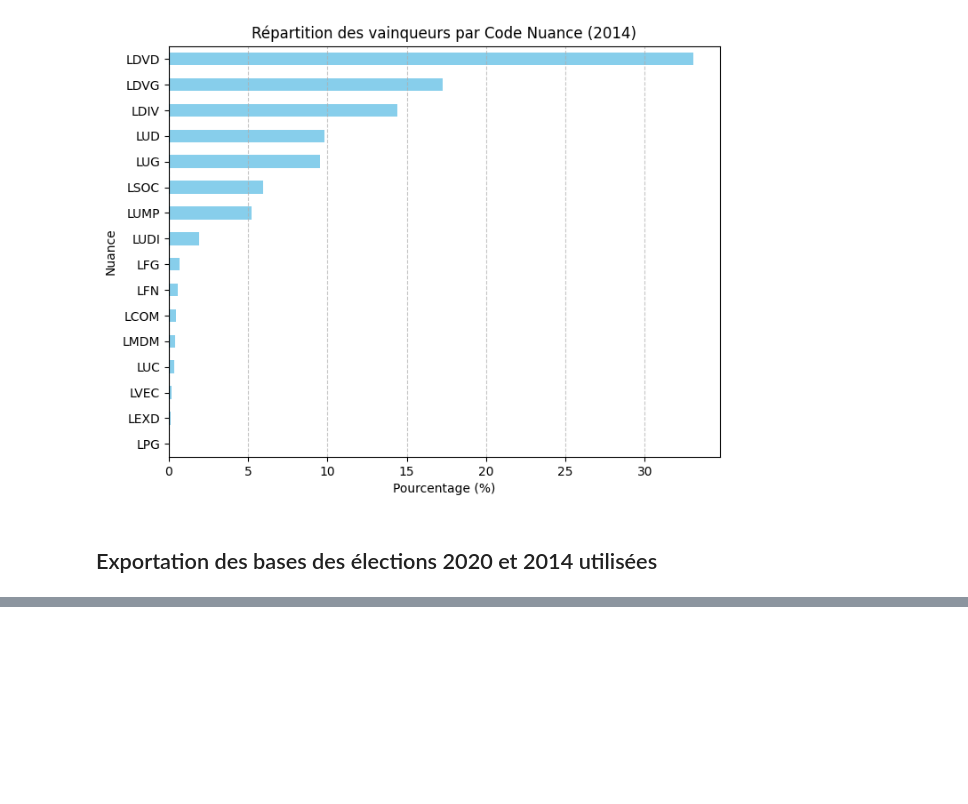
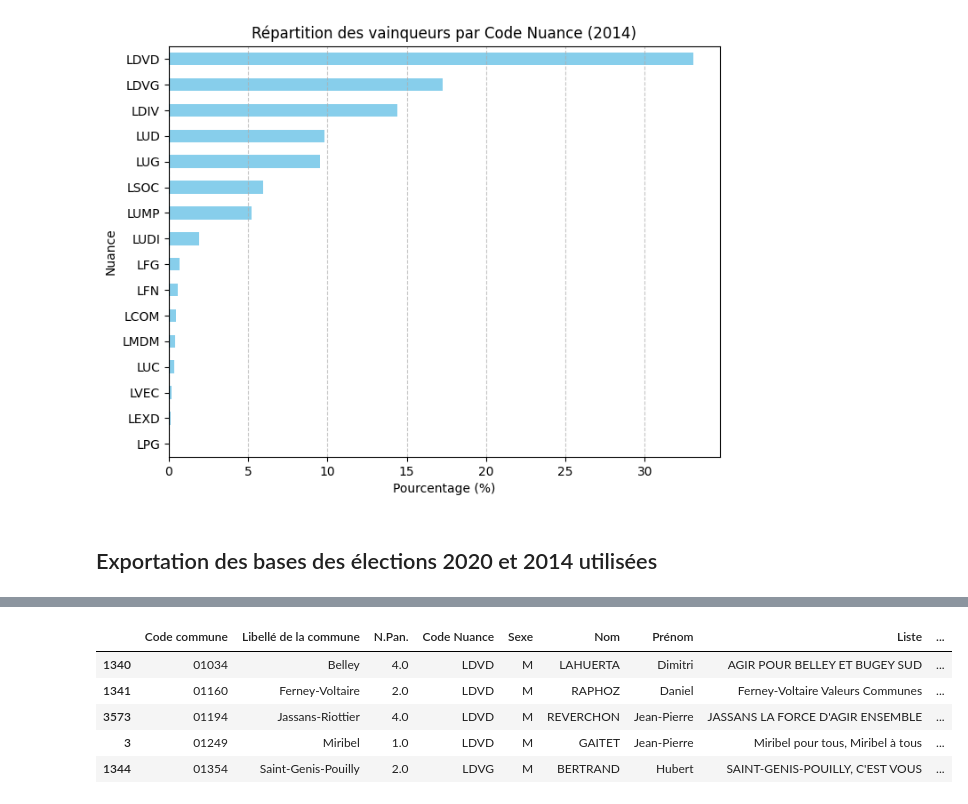
Before and after one commit to romainratajczyk/Python-project, a Jupyter notebook: Data formatting.ipynb, the cells around one changed output, grey strips where cells are left out. Drawn from its saved outputs; the diff is of its cells as text; code cells hidden in the pictures; blank space fills up the shorter version.

Commit message:
Code donnant resultats 2020 avec %votes exprimés ajouté dans data.formatting

```diff
--- a/Data formatting.ipynb
+++ b/Data formatting.ipynb
@@ -282,0 +312,79 @@ winners_df.to_csv('elec_2014.csv', index=False)
+# %%
+
+
+# Chargement du fichier
+resultats_2020 = pd.read_excel(
+    '/Users/romain/Desktop/Projets DS/Python-project/2020-06-29-resultats-t2-communes-de-1000-hab-et-plus.xlsx',
+    header=0,
+    dtype={'Code de la commune': str, 'Code du département': str}
+)
+
+# Nettoyage des codes départements (Corse) et filtre Métropole
+resultats_2020['Code du département'] = resultats_2020['Code du département'].replace({'2A': '201', '2B': '202'})
+resultats_2020['Code du département'] = pd.to_numeric(resultats_2020['Code du département'], errors='coerce')
+resultats_2020 = resultats_2020[resultats_2020['Code du département'] < 900]
+
+# Création du Code Commune unique (5 chiffres)
+resultats_2020['Code commune'] = (
+    resultats_2020['Code du département'].astype(int).astype(str).str.zfill(2) +
+    resultats_2020['Code de la commune'].astype(str).str.zfill(3)
+)
+
+# Colonnes fixes à conserver
+commune_cols = ['Code commune', 'Libellé de la commune']
+
+# Liste exacte des colonnes pour un candidat (12 champs d'après votre liste)
+candidate_fields = [
+    'N.Pan.', 'Code Nuance', 'Sexe', 'Nom', 'Prénom', 'Liste',
+    'Sièges / Elu', 'Sièges Secteur', 'Sièges CC', 'Voix', '% Voix/Ins', '% Voix/Exp'
+]
+
+# Identification des blocs candidats
+cols = list(resultats_2020.columns)
+start = cols.index('N.Pan.') # Le premier bloc commence à la colonne 'N.Pan.'
+k = len(candidate_fields)    # Taille d'un bloc (12 colonnes)
+nblocks = (len(cols) - start) // k
+
+dfs = []
+
+# Boucle pour empiler les candidats
+for b in range(nblocks):
+    # Récupération des colonnes du bloc actuel (incluant les 'Unnamed')
+    blk_cols = cols[start + b*k : start + (b+1)*k]
+
+    if len(blk_cols) < k: continue # Sécurité fin de fichier
+
+    cand_df = resultats_2020[commune_cols + blk_cols].copy()
+
+    # Renommage standard
+    cand_df.columns = commune_cols + candidate_fields
+
+    # On ne garde que les lignes avec un candidat (Nom non vide)
+    cand_df = cand_df[cand_df['Nom'].notna()]
+
+    dfs.append(cand_df)
+
+# Fusion de tous les blocs
+long_df_2020 = pd.concat(dfs, ignore_index=True)
+
+# Conversion numérique pour le tri
+long_df_2020['% Voix/Exp'] = pd.to_numeric(long_df_2020['% Voix/Exp'], errors='coerce')
+
+# Sélection du vainqueur par commune
+winners_2020 = long_df_2020.loc[long_df_2020.groupby('Code commune')['% Voix/Exp'].idxmax()].copy()
+
+# Création de la cible (Gauche/Ecolo)
+BLOC_GAUCHE_ECOLO = ['LVECE', 'LVEC', 'LECO', 'LUG', 'LDVG', 'LSOC', 'LFI', 'LGEN', 'LCOM']
+
+winners_2020['D_elec_2020'] = np.where(
+    winners_2020["Code Nuance"].isna(),
+    np.nan,
+    winners_2020["Code Nuance"].isin(BLOC_GAUCHE_ECOLO).astype(int)
+)
+
+print(f"Nombre de communes traitées : {len(winners_2020)}")
+display(winners_2020.head())
+
+# Export
+winners_2020.to_csv('elec_2020_final.csv', index=False)
+# %% [output]
@@ -282,0 +392,6 @@ winners_df.to_csv('elec_2014.csv', index=False)
+|  | Code commune | Libellé de la commune | N.Pan. | Code Nuance | Sexe | Nom | Prénom | Liste | ... |
+| 1340 | 01034 | Belley | 4.0 | LDVD | M | LAHUERTA | Dimitri | AGIR POUR BELLEY ET BUGEY SUD | ... |
+| 1341 | 01160 | Ferney-Voltaire | 2.0 | LDVD | M | RAPHOZ | Daniel | Ferney-Voltaire Valeurs Communes | ... |
+| 3573 | 01194 | Jassans-Riottier | 4.0 | LDVD | M | REVERCHON | Jean-Pierre | JASSANS LA FORCE D'AGIR ENSEMBLE | ... |
+| 3 | 01249 | Miribel | 1.0 | LDVD | M | GAITET | Jean-Pierre | Miribel pour tous, Miribel à tous | ... |
+| 1344 | 01354 | Saint-Genis-Pouilly | 2.0 | LDVG | M | BERTRAND | Hubert | SAINT-GENIS-POUILLY, C'EST VOUS | ... |
```
Also changed, not shown: parts of 3 cells of this notebook, 1 other file.
